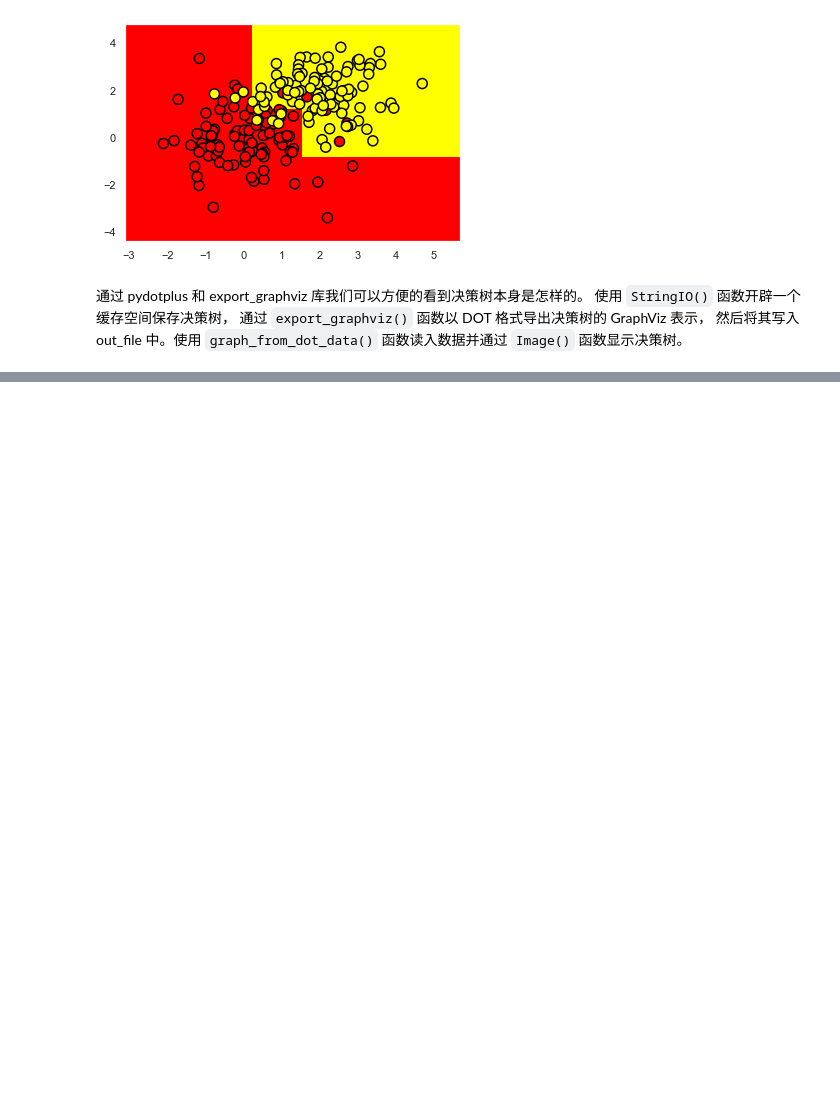
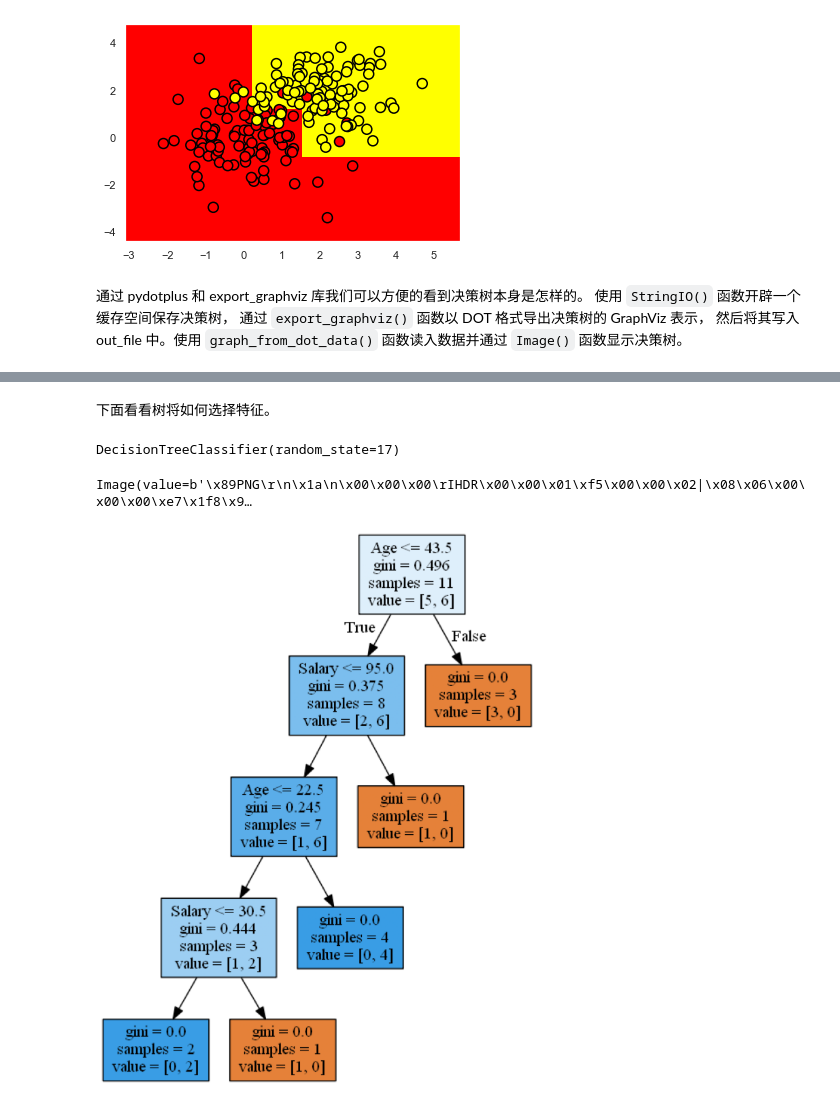
Before and after one commit to Hoshea2686/Tutorial20210629, a Jupyter notebook: CourseMachineLearning/study5.ipynb, the cells around one changed output, grey strips where cells are left out. Drawn from its saved outputs; the diff is of its cells as text; code cells hidden in the pictures; blank space fills up the shorter version.

```diff
--- a/CourseMachineLearning/study5.ipynb
+++ b/CourseMachineLearning/study5.ipynb
@@ -228,0 +369,20 @@ plt.scatter(train_data[:, 0], train_data[:, 1], c=train_labels, s=100,
+# %% [markdown]
+下面看看树将如何选择特征。
+# %%
+age_sal_tree = DecisionTreeClassifier(random_state=17)
+age_sal_tree.fit(data2[['Age', 'Salary']].values, data2['Loan Default'].values)
+# %% [output]
+DecisionTreeClassifier(random_state=17)
+# %%
+dot_data = StringIO()
+export_graphviz(age_sal_tree, feature_names=['Age', 'Salary'],
+                out_file=dot_data, filled=True)
+
+graph = pydotplus.graph_from_dot_data(dot_data.getvalue())
+Image(value=graph.create_png())
+# %% [output]
+Image(value=b'\x89PNG\r\n\x1a\n\x00\x00\x00\rIHDR\x00\x00\x01\xf5\x00\x00\x02|\x08\x06\x00\x00\x00\xe7\x1f8\x9…
+# %%
+show_dot_img(dot_data)
+# %% [output]
+[figure, added]
```
Also changed, not shown: parts of 167 cells of this notebook, 15 other files.
